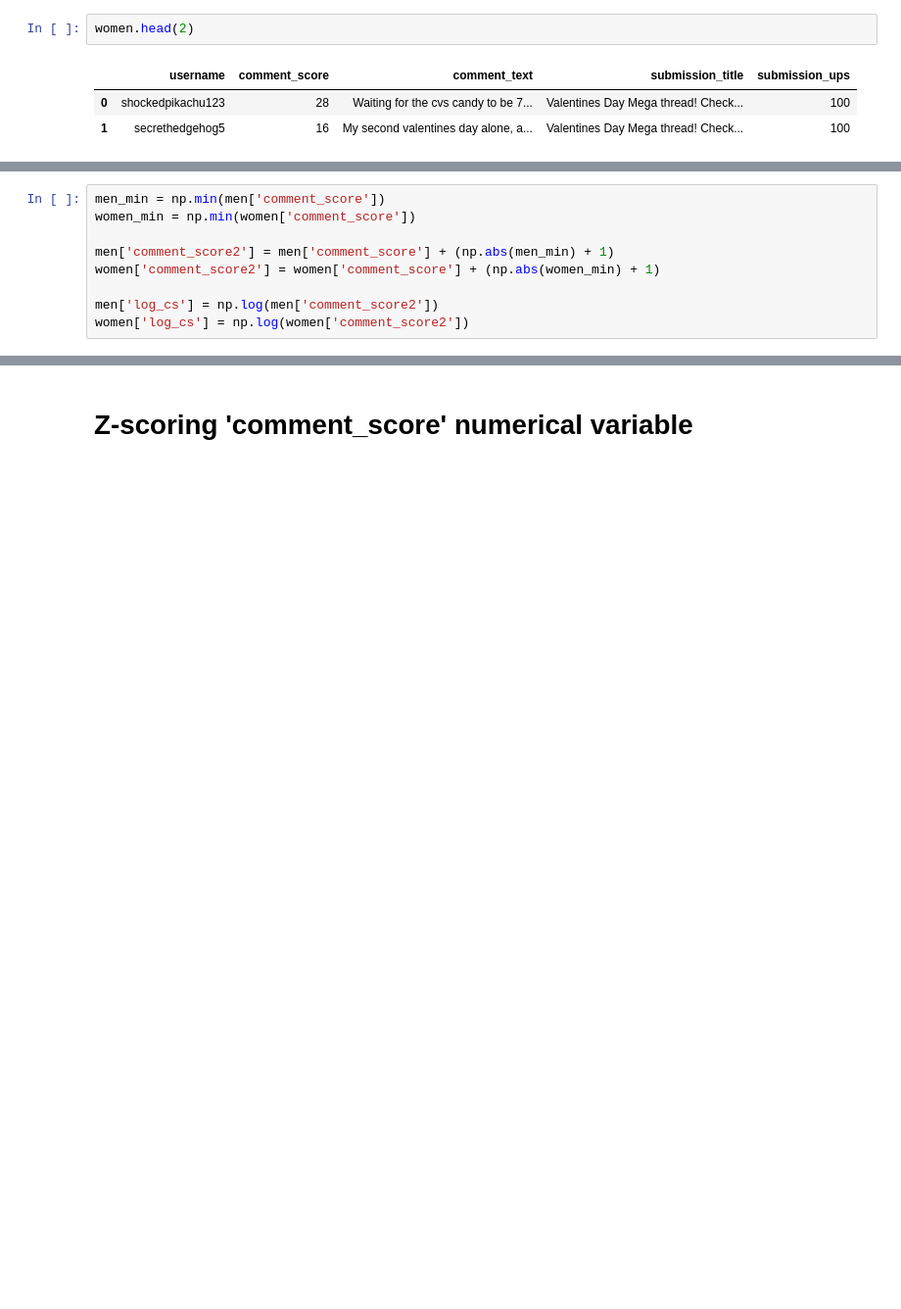
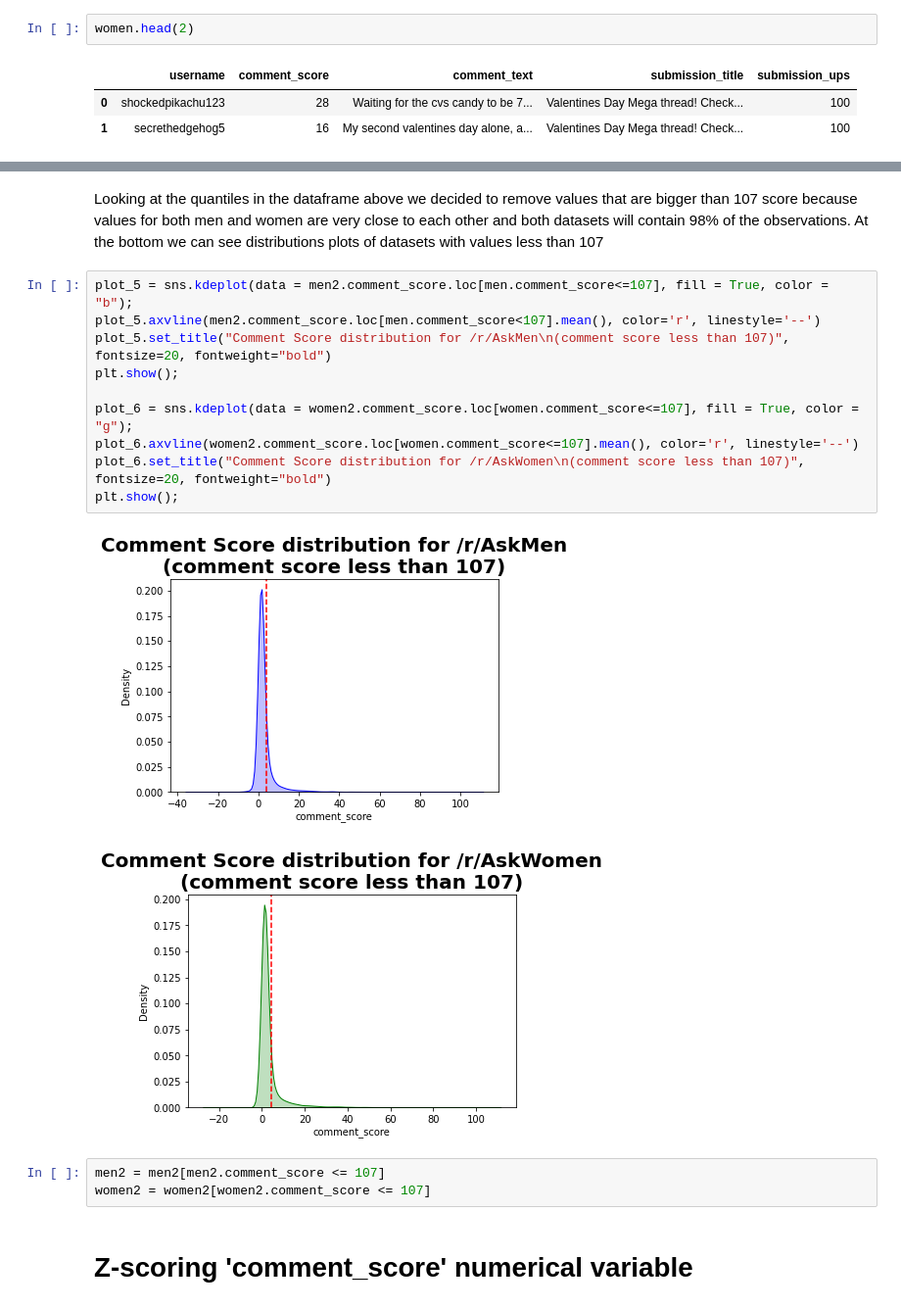
Before and after one commit to kgronek3/TMSMM_Project, a Jupyter notebook: 2_dataset_preparation.ipynb, the cells around one changed output, grey strips where cells are left out. Shown at 98% size. Drawn from its saved outputs; the diff is of its cells as text; blank space fills up the shorter version.

```diff
--- a/2_dataset_preparation.ipynb
+++ b/2_dataset_preparation.ipynb
@@ -471,9 +437,0 @@ We could add to the whole series both for men and women dataset such values that
-# %%
-men_min = np.min(men['comment_score'])
-women_min = np.min(women['comment_score'])
-
-men['comment_score2'] = men['comment_score'] + (np.abs(men_min) + 1)
-women['comment_score2'] = women['comment_score'] + (np.abs(women_min) + 1)
-
-men['log_cs'] = np.log(men['comment_score2'])
-women['log_cs'] = np.log(women['comment_score2'])
@@ -496,3 +527,21 @@ We can see a little better the distribution of the comment_score variable that
+# %% [markdown]
+Looking at the quantiles in the dataframe above we decided to remove values that are bigger than 107 score because values for both men and women are very close to each other and both datasets will contain 98% of the observations. At the bottom we can see distributions plots of datasets with values less than 107
+# %%
+plot_5 = sns.kdeplot(data = men2.comment_score.loc[men.comment_score<=107], fill = True, color = "b");
+plot_5.axvline(men2.comment_score.loc[men.comment_score<107].mean(), color='r', linestyle='--')
+plot_5.set_title("Comment Score distribution for /r/AskMen\n(comment score less than 107)", fontsize=20, fontweight="bold")
+plt.show();
+
+plot_6 = sns.kdeplot(data = women2.comment_score.loc[women.comment_score<=107], fill = True, color = "g");
+plot_6.axvline(women2.comment_score.loc[women.comment_score<=107].mean(), color='r', linestyle='--')
+plot_6.set_title("Comment Score distribution for /r/AskWomen\n(comment score less than 107)", fontsize=20, fontweight="bold")
+plt.show();
+# %% [output]
+[figure, added]
+[figure, added]
+# %%
+men2 = men2[men2.comment_score <= 107]
+women2 = women2[women2.comment_score <= 107]
 # %% [markdown]
 # Z-scoring 'comment_score' numerical variable
 # %%
```
Also changed, not shown: parts of 33 cells of this notebook.
